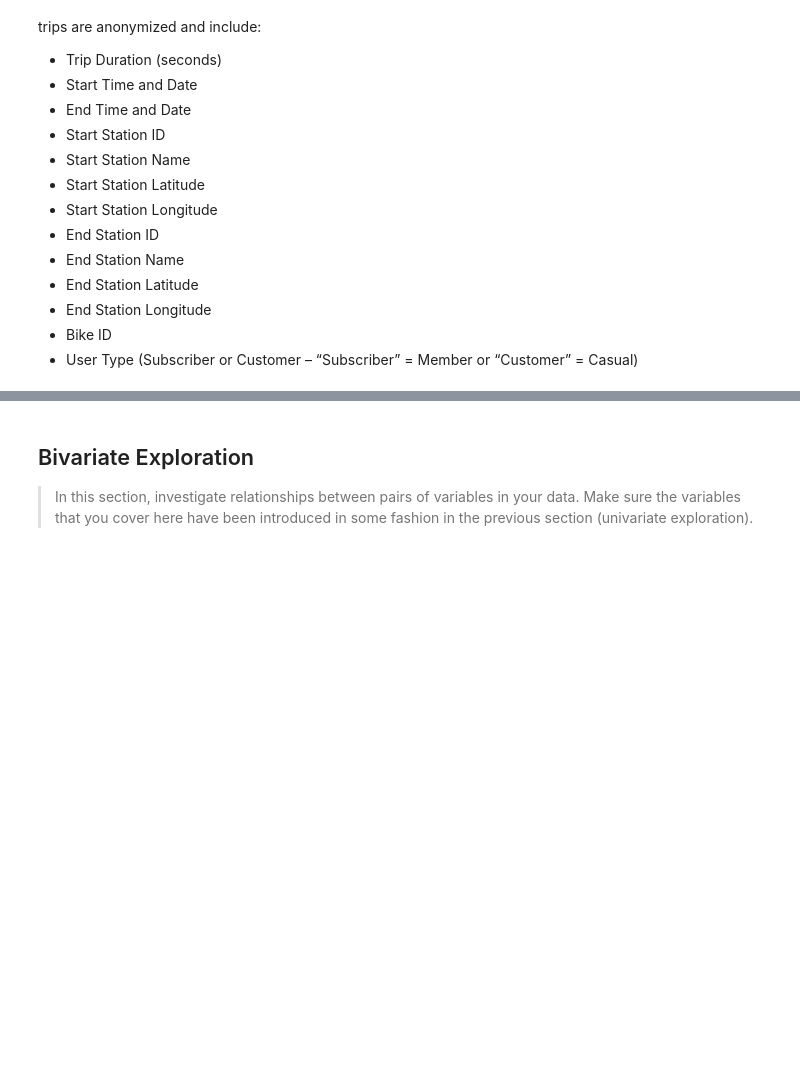
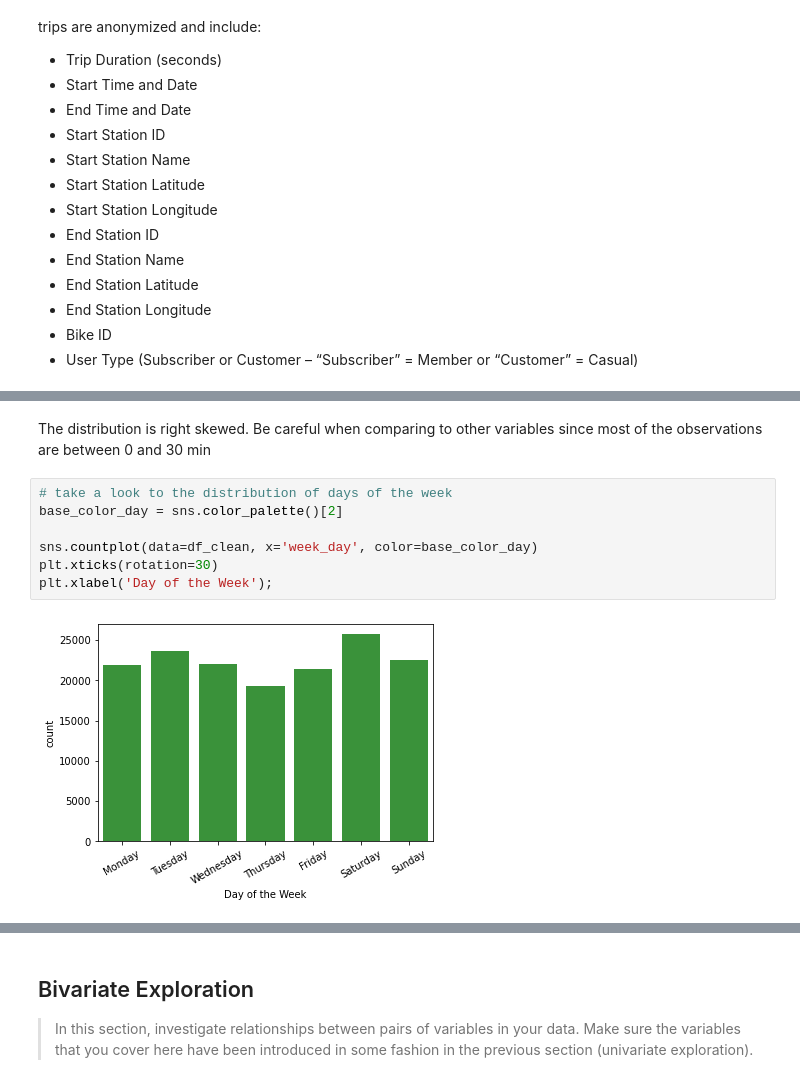
Before and after one commit to JuanGarcia10/data-visualization-lyft-bikes, a Jupyter notebook: Exploring_Lyft-Bikes_dataset.ipynb, the cells around one changed output, grey strips where cells are left out. Drawn from its saved outputs; the diff is of its cells as text; blank space fills up the shorter version.

```diff
--- a/Exploring_Lyft-Bikes_dataset.ipynb
+++ b/Exploring_Lyft-Bikes_dataset.ipynb
@@ -61,0 +316,11 @@ you plan on investigating next.
+# %% [markdown]
+The distribution is right skewed. Be careful when comparing to other variables since most of the observations are between 0 and 30 min
+# %%
+# take a look to the distribution of days of the week
+base_color_day = sns.color_palette()[2]
+
+sns.countplot(data=df_clean, x='week_day', color=base_color_day)
+plt.xticks(rotation=30)
+plt.xlabel('Day of the Week');
+# %% [output]
+[figure, added]
```
Also changed, not shown: parts of 56 cells of this notebook.
